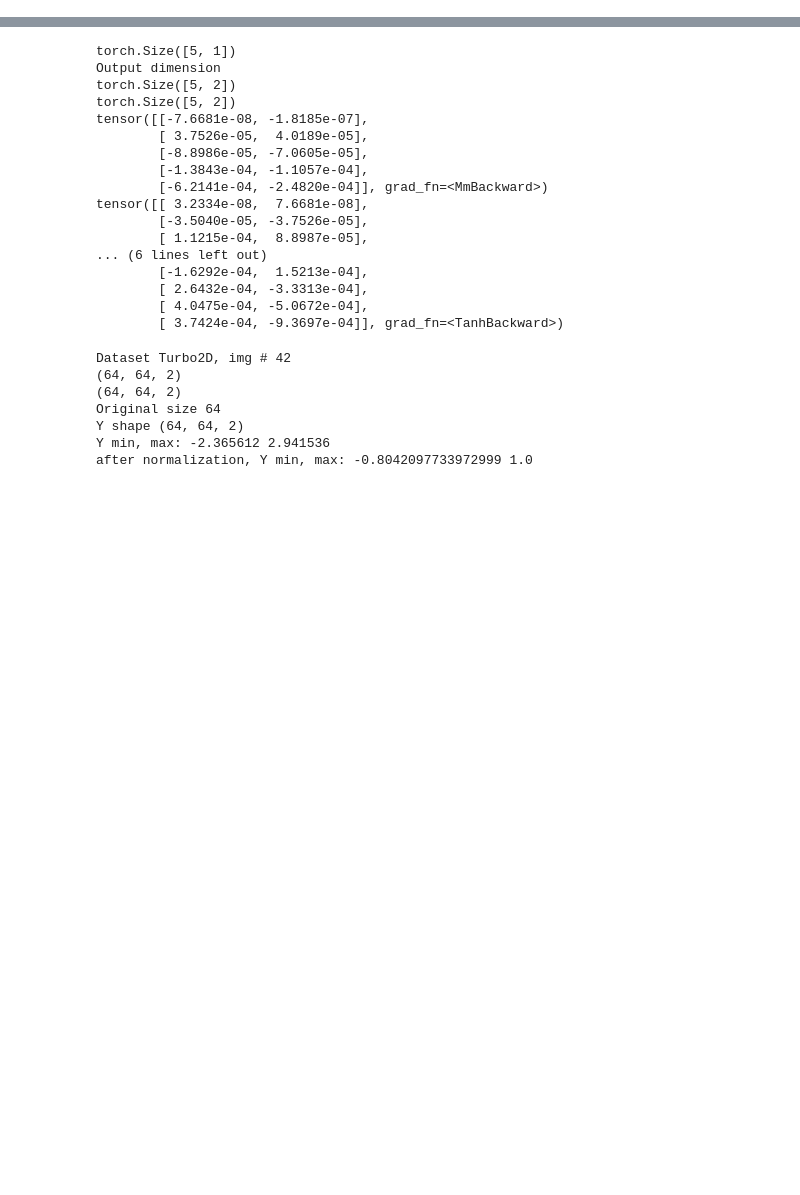
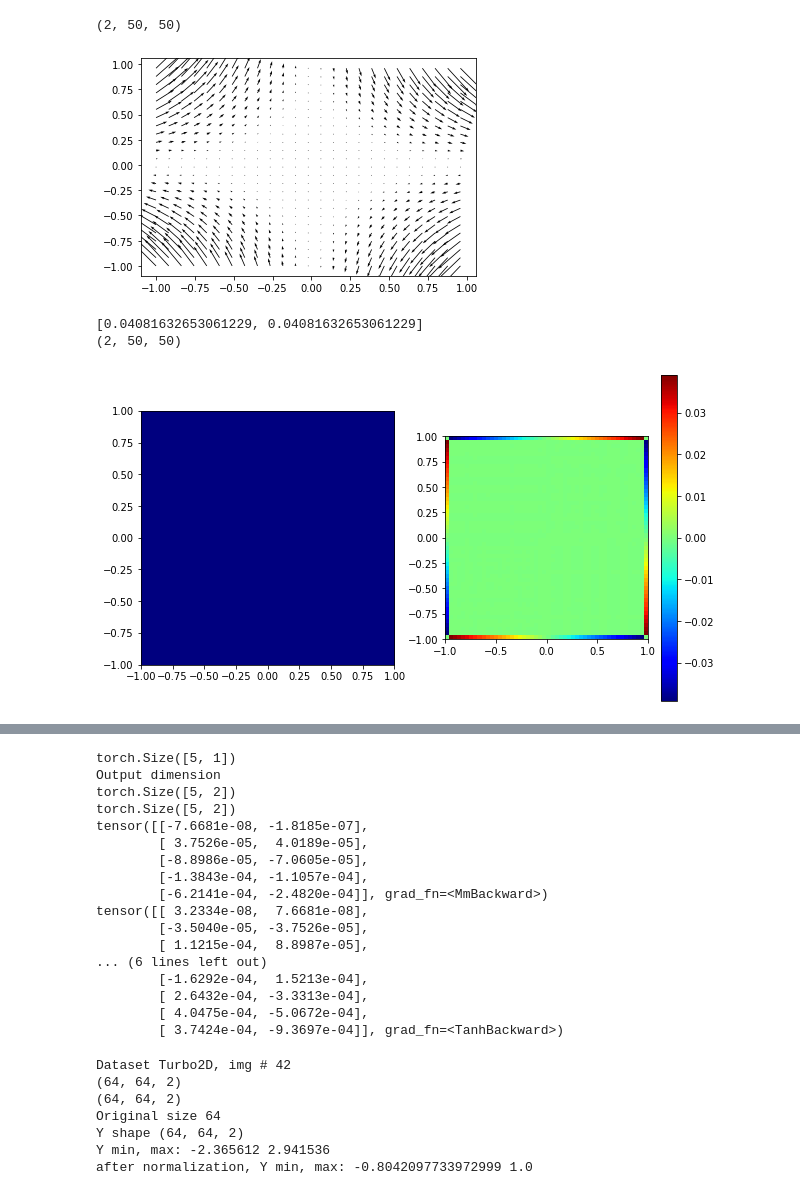
Before and after one commit to Chutlhu/TurboSuperResultion, a Jupyter notebook: notebooks/[Sandbox] Div-free functions.ipynb, the cells around one changed output, grey strips where cells are left out. Saved outputs shown, nothing was run; the diff lists cells and outputs as text; code cells hidden in the pictures; blank space fills up the shorter version.

```diff
--- a/notebooks/[Sandbox] Div-free functions.ipynb
+++ b/notebooks/[Sandbox] Div-free functions.ipynb
@@ -215,0 +179,63 @@ tensor([[[0.0015, 0.0008],
+# %%
+xmin, xmax = (-1, 1)
+ymin, ymax = (-1, 1)
+N = 50
+
+x = np.linspace(xmin, xmax, N)
+y = np.linspace(ymin, ymax, N)
+
+xx, yy = np.meshgrid(x,y)
+
+my_df_fun = lambda a, b : np.array([b*a**2, -a*b**2])
+
+F = my_df_fun(xx, yy)
+print(F.shape)
+# %% [output]
+(2, 50, 50)
+# %%
+# plt.subplot(121)
+# plt.imshow(uu)
+# plt.subplot(122)
+# plt.imshow(vv)
+# plt.show()
+
+ds = 2
+plt.quiver(xx[::ds,::ds], yy[::ds,::ds],
+           F[0,::ds,::ds], F[1,::ds,::ds])
+plt.show()
+
+div_analy = 2*xx*yy - 2*xx*yy
+
+def divergence(f, sp, indexing = "xy"):
+    """
+    Computes divergence of vector field
+    f: array -> vector field components [Fx,Fy,Fz,...]
+    sp: array -> spacing between points in respecitve directions [spx, spy,spz,...]
+    indexing: "xy" or "ij", see np.meshgrid indexing
+
+    """
+    num_dims = len(f)
+
+    if indexing == "xy":
+        return np.ufunc.reduce(np.add, [np.gradient(f[num_dims - i - 1], sp[i], axis=i) for i in range(num_dims)])
+    if indexing == "ij":
+        return np.ufunc.reduce(np.add, [np.gradient(vectors[i], sp[i], axis=i) for i in range(num_dims)])
+
+points = [x, y]
+sp = [np.diff(p)[0] for p in points]
+print(sp)
+print(F.shape)
+div_num = divergence(F, sp, indexing='xy')
+
+plt.figure(figsize=(10,6))
+plt.subplot(121)
+plt.imshow(div_analy, extent=[xmin,xmax,ymin,ymax],  origin="lower", cmap="jet")
+plt.subplot(122)
+plt.imshow(div_num, extent=[xmin,xmax,ymin,ymax],  origin="lower", cmap="jet")
+plt.colorbar()
+plt.show()
+# %% [output]
+[figure, added]
+[0.04081632653061229, 0.04081632653061229]
+(2, 50, 50)
+[figure, added]
```
Also changed, not shown: parts of 17 cells of this notebook, 8 other files.
